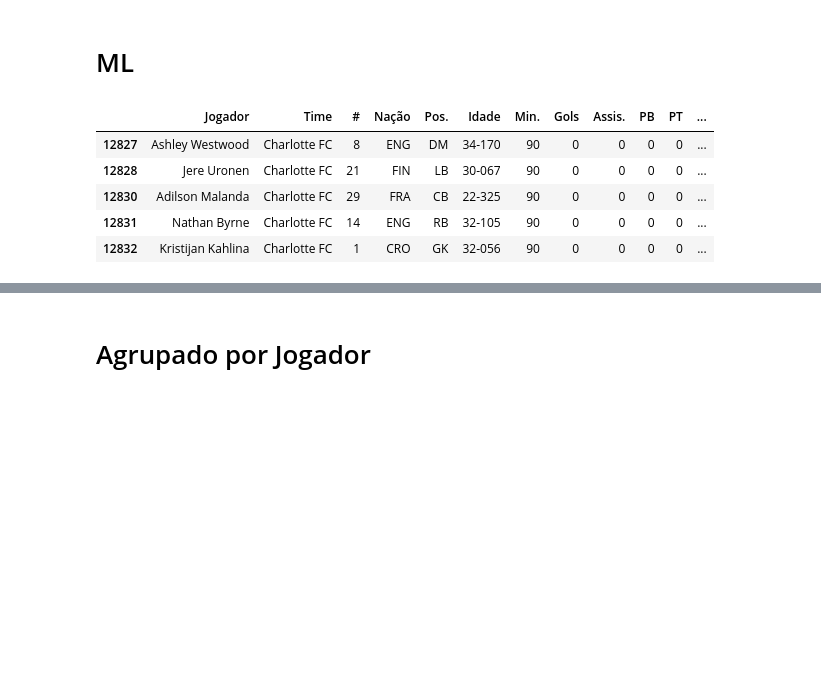
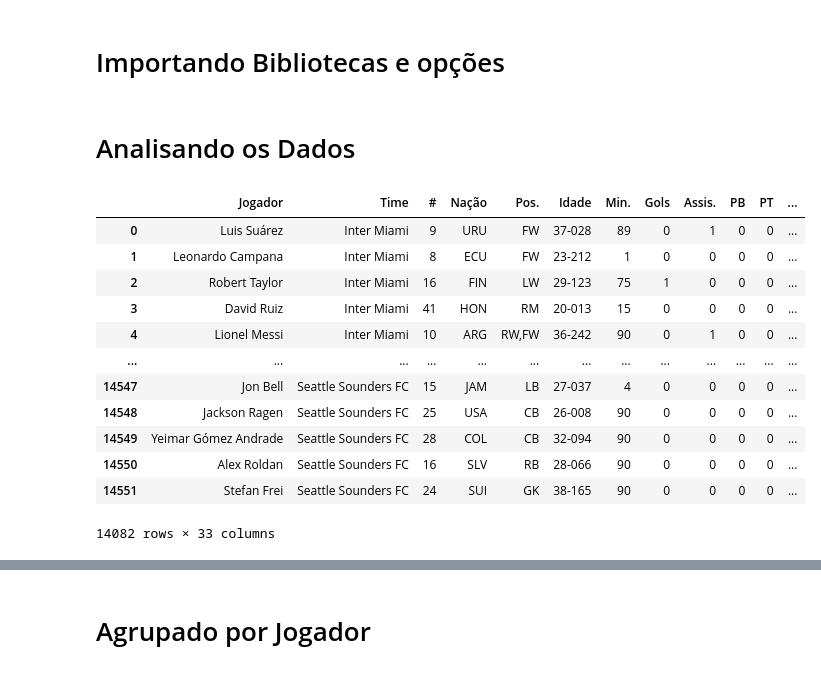
Before and after one commit to eduardopfbp/MLS-PlayerStats, a Jupyter notebook: ml.ipynb, the cells around one changed output, grey strips where cells are left out. Saved outputs shown, nothing was run; the diff lists cells and outputs as text; code cells hidden in the pictures; blank space fills up the shorter version.

```diff
--- a/ml.ipynb
+++ b/ml.ipynb
@@ -1,5 +1,5 @@
-# %% [markdown]
-# ML
+# %% [markdown]
+# Importando Bibliotecas e opções
 # %%
 import pandas as pd
 import matplotlib.pyplot as plt
@@ -14,20 +13,31 @@ from sklearn.metrics import mean_absolute_error
 from sklearn.metrics import r2_score
 from matplotlib.backends.backend_tkagg import FigureCanvasTkAgg
 pd.set_option('display.max_columns', None)
+# %% [markdown]
+# Analisando os Dados
 # %%
 data = 'C://Users//eduar//Desktop//DEV//Football//MLS//database.csv'
 database = pd.read_csv(data)
-database_ml = round(database.groupby('Jogador').agg({'Jogador': 'count'}),2)
-database_ml.rename(columns={'Jogador':'Nº de Jogos'}, inplace= True)
-database_ml.sort_values(by='Nº de Jogos', ascending= False, inplace= True)
-database_ml = database_ml[database_ml['Nº de Jogos']>6].index
-database_ml = database[database['Jogador'].isin(database_ml)]
+agrupado_01 = round(database.groupby('Jogador').agg({'Jogador': 'count'}),2)
+agrupado_01.rename(columns={'Jogador':'Nº de Jogos'}, inplace= True)
+agrupado_01.sort_values(by='Nº de Jogos', ascending= False, inplace= True)
+
+parametro_01 = agrupado_01[agrupado_01['Nº de Jogos']>6].index
+
+database_ml = database[database['Jogador'].isin(parametro_01)]
 # %%
-database_ml.tail()
+database_ml
 # %% [output]
 |  | Jogador | Time | # | Nação | Pos. | Idade | Min. | Gols | Assis. | PB | PT | ... |
-| 12827 | Ashley Westwood | Charlotte FC | 8 | ENG | DM | 34-170 | 90 | 0 | 0 | 0 | 0 | ... |
-| 12828 | Jere Uronen | Charlotte FC | 21 | FIN | LB | 30-067 | 90 | 0 | 0 | 0 | 0 | ... |
-| 12830 | Adilson Malanda | Charlotte FC | 29 | FRA | CB | 22-325 | 90 | 0 | 0 | 0 | 0 | ... |
-| 12831 | Nathan Byrne | Charlotte FC | 14 | ENG | RB | 32-105 | 90 | 0 | 0 | 0 | 0 | ... |
-| 12832 | Kristijan Kahlina | Charlotte FC | 1 | CRO | GK | 32-056 | 90 | 0 | 0 | 0 | 0 | ... |
+| 0 | Luis Suárez | Inter Miami | 9 | URU | FW | 37-028 | 89 | 0 | 1 | 0 | 0 | ... |
+| 1 | Leonardo Campana | Inter Miami | 8 | ECU | FW | 23-212 | 1 | 0 | 0 | 0 | 0 | ... |
+| 2 | Robert Taylor | Inter Miami | 16 | FIN | LW | 29-123 | 75 | 1 | 0 | 0 | 0 | ... |
+| 3 | David Ruiz | Inter Miami | 41 | HON | RM | 20-013 | 15 | 0 | 0 | 0 | 0 | ... |
+| 4 | Lionel Messi | Inter Miami | 10 | ARG | RW,FW | 36-242 | 90 | 0 | 1 | 0 | 0 | ... |
+| ... | ... | ... | ... | ... | ... | ... | ... | ... | ... | ... | ... | ... |
+| 14547 | Jon Bell | Seattle Sounders FC | 15 | JAM | LB | 27-037 | 4 | 0 | 0 | 0 | 0 | ... |
+| 14548 | Jackson Ragen | Seattle Sounders FC | 25 | USA | CB | 26-008 | 90 | 0 | 0 | 0 | 0 | ... |
+| 14549 | Yeimar Gómez Andrade | Seattle Sounders FC | 28 | COL | CB | 32-094 | 90 | 0 | 0 | 0 | 0 | ... |
+| 14550 | Alex Roldan | Seattle Sounders FC | 16 | SLV | RB | 28-066 | 90 | 0 | 0 | 0 | 0 | ... |
+| 14551 | Stefan Frei | Seattle Sounders FC | 24 | SUI | GK | 38-165 | 90 | 0 | 0 | 0 | 0 | ... |
+14082 rows × 33 columns
```
Also changed, not shown: parts of 8 cells of this notebook, 7 other files.
